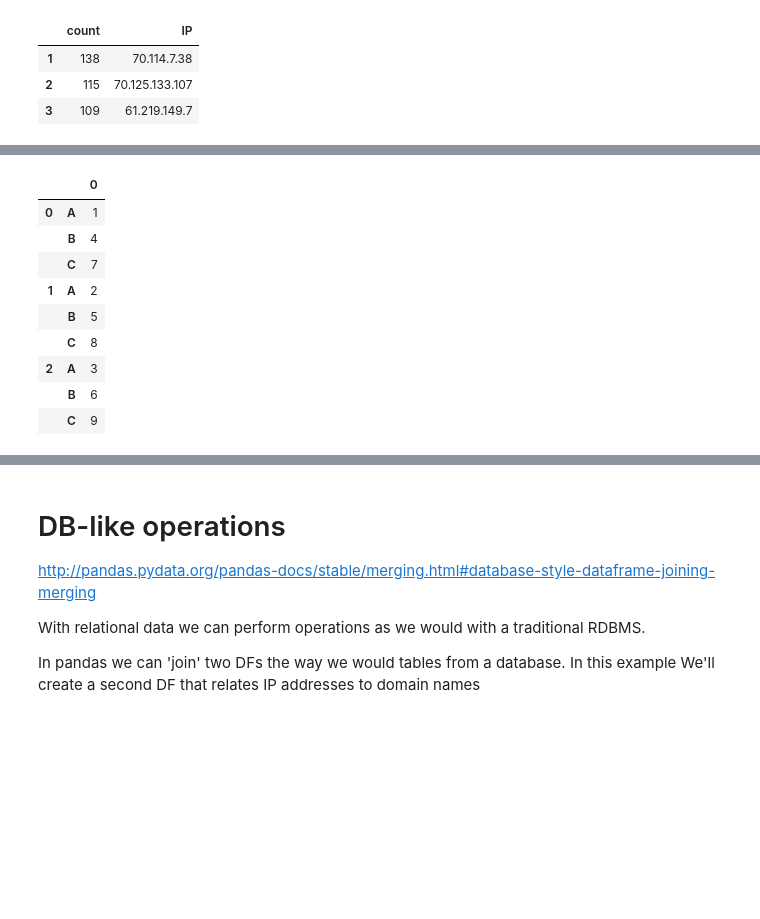
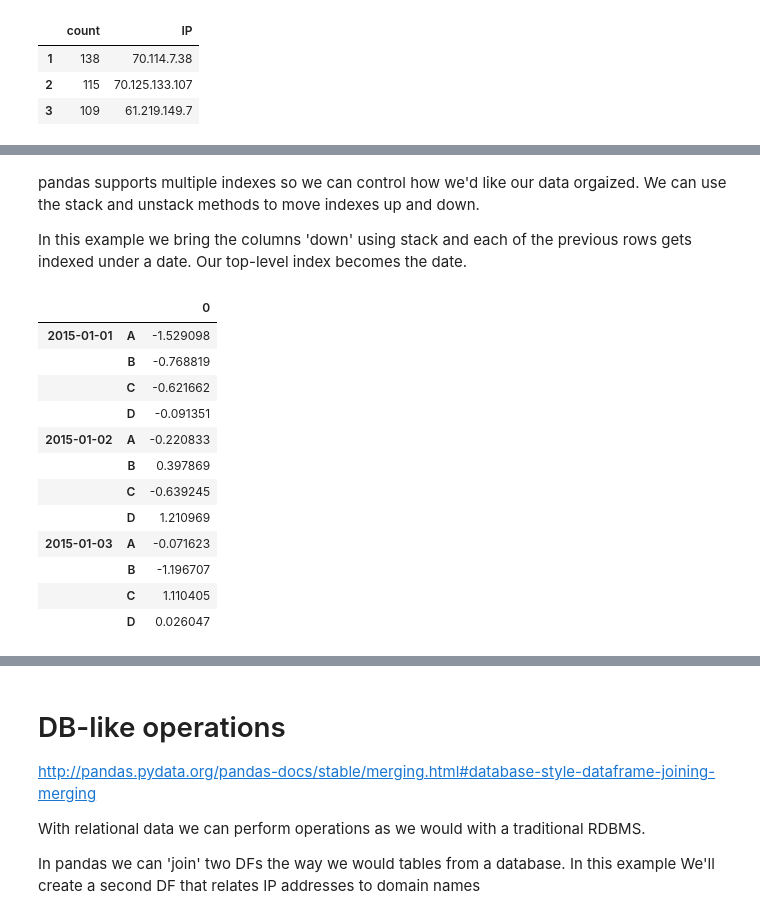
Before and after one commit to epequeno/acpg-may2015, a Jupyter notebook: pandas-intro.ipynb, the cells around one changed output, grey strips where cells are left out. Drawn from its saved outputs; the diff is of its cells as text; code cells hidden in the pictures; blank space fills up the shorter version.

```diff
--- a/pandas-intro.ipynb
+++ b/pandas-intro.ipynb
@@ -178,0 +198,5 @@ df
+# %%
+# from http://pandas.pydata.org/pandas-docs/stable/10min.html
+dates = pd.date_range('20150101',periods=3)
+df = pd.DataFrame(np.random.randn(3,4),index=dates,columns=list('ABCD'))
+df
@@ -179,14 +218,21 @@ df
+# %% [markdown]
+pandas supports multiple indexes so we can control how we'd like our data orgaized. We can use the stack and unstack methods to move indexes up and down.
+
+In this example we bring the columns 'down' using stack and each of the previous rows gets indexed under a date. Our top-level index becomes the date.
 # %%
-df2 = pd.DataFrame(df.stack())
-df2
+df_tmp = pd.DataFrame(df.stack())
+df_tmp
 # %% [output]
 |  |  | 0 |
-| 0 | A | 1 |
-|  | B | 4 |
-|  | C | 7 |
-| 1 | A | 2 |
-|  | B | 5 |
-|  | C | 8 |
-| 2 | A | 3 |
-|  | B | 6 |
-|  | C | 9 |
+| 2015-01-01 | A | -1.529098 |
+|  | B | -0.768819 |
+|  | C | -0.621662 |
+|  | D | -0.091351 |
+| 2015-01-02 | A | -0.220833 |
+|  | B | 0.397869 |
+|  | C | -0.639245 |
+|  | D | 1.210969 |
+| 2015-01-03 | A | -0.071623 |
+|  | B | -1.196707 |
+|  | C | 1.110405 |
+|  | D | 0.026047 |
```
Also changed, not shown: parts of 33 cells of this notebook.
